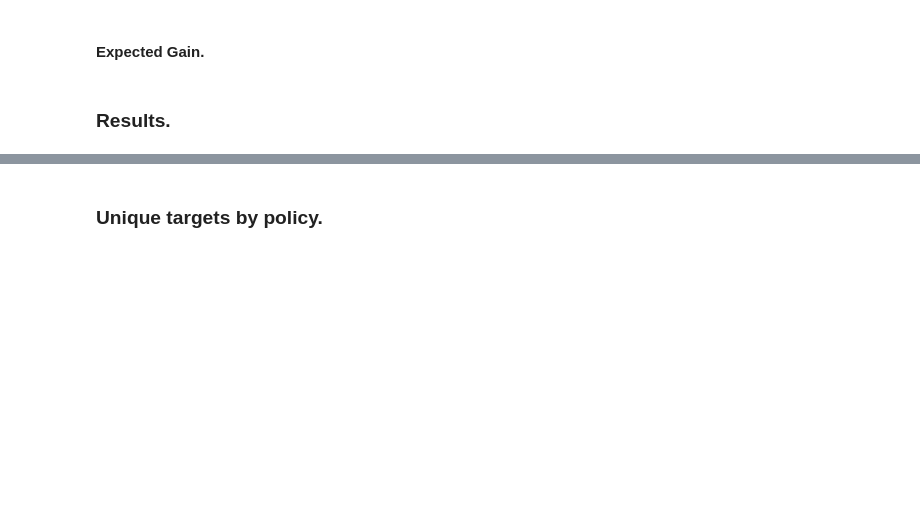
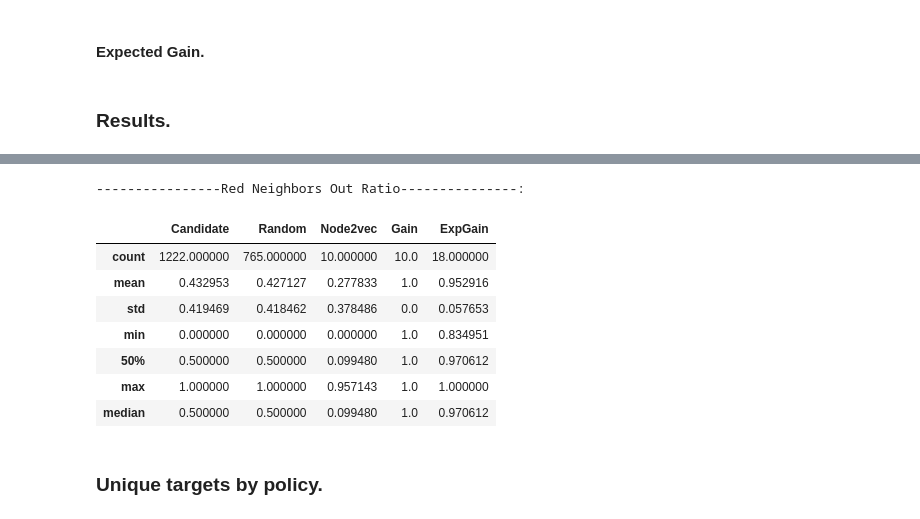
Before and after one commit to SotirisTsioutsiouliklis/FairRec, a Jupyter notebook: notebooks/targetsAnalysisRandomSourcesBlogs.ipynb, the cells around one changed output, grey strips where cells are left out. Saved outputs shown, nothing was run; the diff lists cells and outputs as text; code cells hidden in the pictures; blank space fills up the shorter version.

```diff
--- a/notebooks/targetsAnalysisRandomSourcesBlogs.ipynb
+++ b/notebooks/targetsAnalysisRandomSourcesBlogs.ipynb
@@ -355,3 +190,25 @@ targetRedInRatio
+# %%
+print("----------------Red Neighbors Out Ratio---------------:")
+
+targetRedOutRatio = {
+    'Candidate': nodes.describe(percentiles= [])['redNeighborsOutRatio'].append(pd.Series(nodes.median()['redNeighborsOutRatio'], index= ['median']) ),
+    'Random': targetNodes['Random'].describe(percentiles= [])['redNeighborsOutRatio'].append(pd.Series(targetNodes['Random'].median()['redNeighborsOutRatio'], index= ['median']) ),
+    'Node2vec': targetNodes['Node2vec'].describe(percentiles= [])['redNeighborsOutRatio'].append(pd.Series(targetNodes['Node2vec'].median()['redNeighborsOutRatio'], index= ['median']) ),
+    'Gain': targetNodes['Gain'].describe(percentiles= [])['redNeighborsOutRatio'].append(pd.Series(targetNodes['Gain'].median()['redNeighborsOutRatio'], index= ['median']) ),
+    'ExpGain': targetNodes['ExpGain'].describe(percentiles= [])['redNeighborsOutRatio'].append(pd.Series(targetNodes['ExpGain'].median()['redNeighborsOutRatio'], index= ['median']) )
+}
+targetRedOutRatio = pd.DataFrame(targetRedOutRatio)
+targetRedOutRatio
+# %% [output]
+----------------Red Neighbors Out Ratio---------------:
+|  | Candidate | Random | Node2vec | Gain | ExpGain |
+| count | 1222.000000 | 765.000000 | 10.000000 | 10.0 | 18.000000 |
+| mean | 0.432953 | 0.427127 | 0.277833 | 1.0 | 0.952916 |
+| std | 0.419469 | 0.418462 | 0.378486 | 0.0 | 0.057653 |
+| min | 0.000000 | 0.000000 | 0.000000 | 1.0 | 0.834951 |
+| 50% | 0.500000 | 0.500000 | 0.099480 | 1.0 | 0.970612 |
+| max | 1.000000 | 1.000000 | 0.957143 | 1.0 | 1.000000 |
+| median | 0.500000 | 0.500000 | 0.099480 | 1.0 | 0.970612 |
 # %% [markdown]
 ### Unique targets by policy.
 # %%
```
Also changed, not shown: parts of 11 cells of this notebook, 3 other files.
